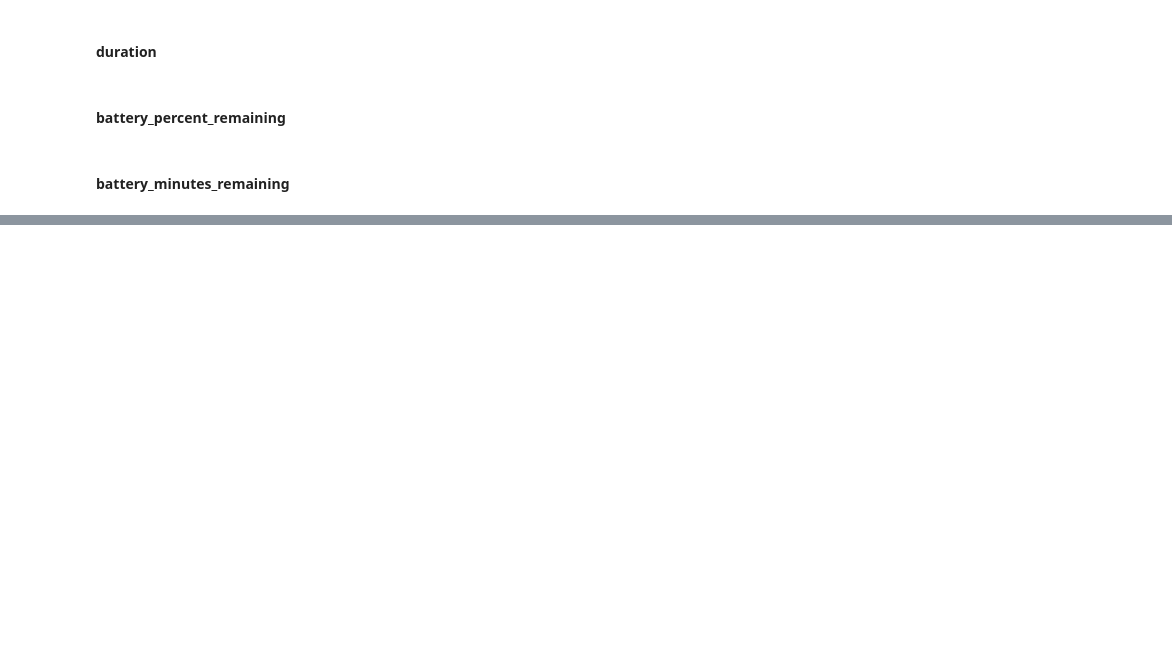
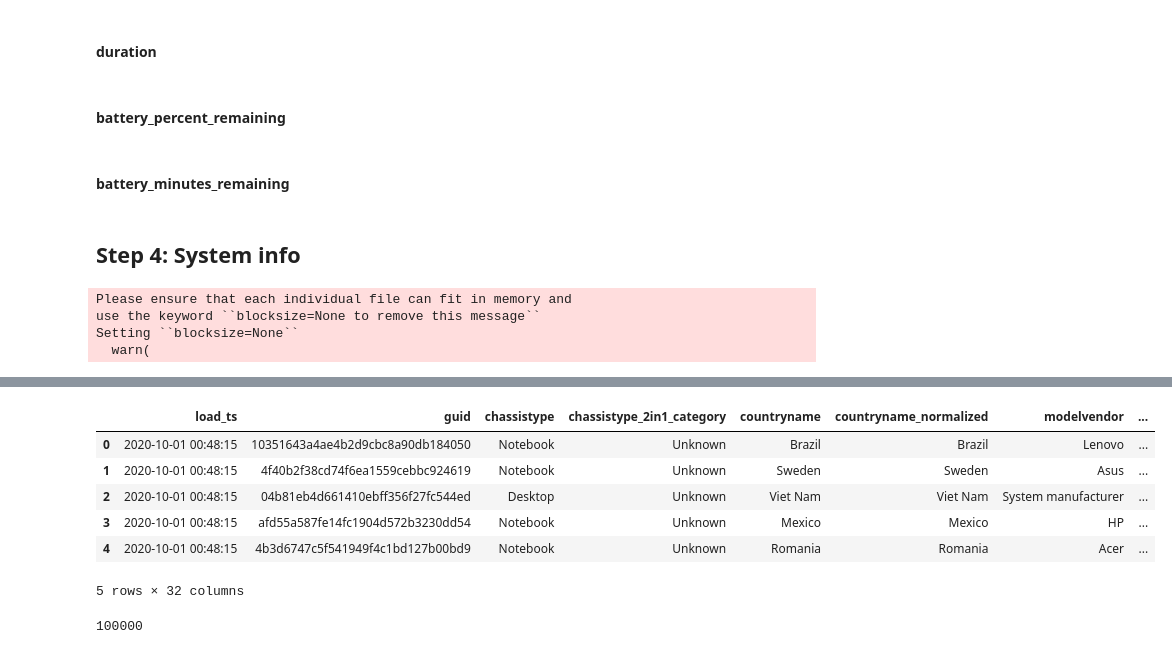
Before and after one commit to LeoGao1/DSC180B_Project, a Jupyter notebook: notebooks/EDA_by_Weihang.ipynb, the cells around one changed output, grey strips where cells are left out. Drawn from its saved outputs; the diff is of its cells as text; code cells hidden in the pictures; blank space fills up the shorter version.

```diff
--- a/notebooks/EDA_by_Weihang.ipynb
+++ b/notebooks/EDA_by_Weihang.ipynb
@@ -367,3 +367,16 @@ bat_events_clean.duration.min().compute()
 bat_events_clean.battery_percent_remaining.max().compute()
 # %% [markdown]
 #### battery_minutes_remaining
+# %% [markdown]
+## Step 4: System info
+# %%
+%%time
+sys_info = dd.read_csv('../data/system_sysinfo_unique_normalized.csv000.gz',
+                       delimiter ="\1",
+                       assume_missing=True)
+sys_info.head()
+# %% [output]
+Please ensure that each individual file can fit in memory and
+use the keyword ``blocksize=None to remove this message``
+Setting ``blocksize=None``
+  warn(
@@ -369,0 +384,11 @@ bat_events_clean.battery_percent_remaining.max().compute()
+|  | load_ts | guid | chassistype | chassistype_2in1_category | countryname | countryname_normalized | modelvendor | ... |
+| 0 | 2020-10-01 00:48:15 | 10351643a4ae4b2d9cbc8a90db184050 | Notebook | Unknown | Brazil | Brazil | Lenovo | ... |
+| 1 | 2020-10-01 00:48:15 | 4f40b2f38cd74f6ea1559cebbc924619 | Notebook | Unknown | Sweden | Sweden | Asus | ... |
+| 2 | 2020-10-01 00:48:15 | 04b81eb4d661410ebff356f27fc544ed | Desktop | Unknown | Viet Nam | Viet Nam | System manufacturer | ... |
+| 3 | 2020-10-01 00:48:15 | afd55a587fe14fc1904d572b3230dd54 | Notebook | Unknown | Mexico | Mexico | HP | ... |
+| 4 | 2020-10-01 00:48:15 | 4b3d6747c5f541949f4c1bd127b00bd9 | Notebook | Unknown | Romania | Romania | Acer | ... |
+5 rows × 32 columns
+# %%
+len(sys_info)
+# %% [output]
+100000
```
Also changed, not shown: parts of 7 cells of this notebook, 1 other file.
